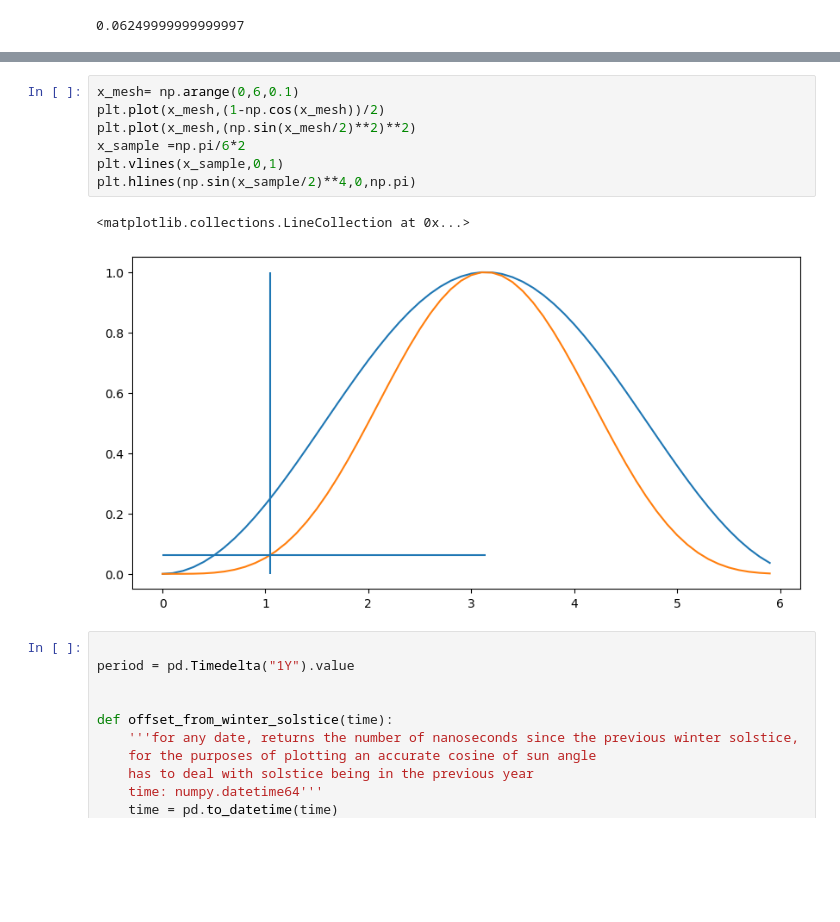
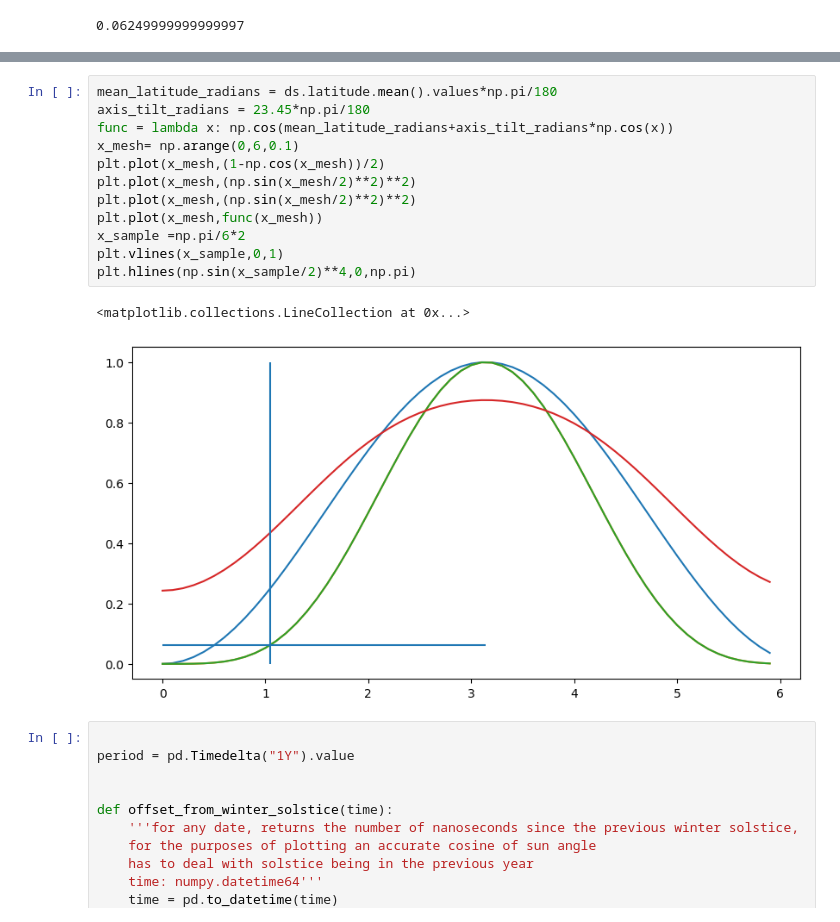
Before and after one commit to elkir/iccs23-hacakthon-delorean-datasets, a Jupyter notebook: notebooks/008_variance_sinusoidal.ipynb, the cells around one changed output, grey strips where cells are left out. Cells and saved outputs as stored; diff of their text form; blank space fills up the shorter version.

```diff
--- a/notebooks/008_variance_sinusoidal.ipynb
+++ b/notebooks/008_variance_sinusoidal.ipynb
@@ -227,13 +236,18 @@ np.sin(np.pi/6*2/2)**4
 # %%
+mean_latitude_radians = ds.latitude.mean().values*np.pi/180
+axis_tilt_radians = 23.45*np.pi/180
+func = lambda x: np.cos(mean_latitude_radians+axis_tilt_radians*np.cos(x))
 x_mesh= np.arange(0,6,0.1)
 plt.plot(x_mesh,(1-np.cos(x_mesh))/2)
 plt.plot(x_mesh,(np.sin(x_mesh/2)**2)**2)
+plt.plot(x_mesh,(np.sin(x_mesh/2)**2)**2)
+plt.plot(x_mesh,func(x_mesh))
 x_sample =np.pi/6*2
 plt.vlines(x_sample,0,1)
 plt.hlines(np.sin(x_sample/2)**4,0,np.pi)
 # %% [output]
 <matplotlib.collections.LineCollection at 0x...>
-[figure, old version]
+[figure, new version]
 # %%
 
 period = pd.Timedelta("1Y").value
```
Also changed, not shown: parts of 19 cells of this notebook.
